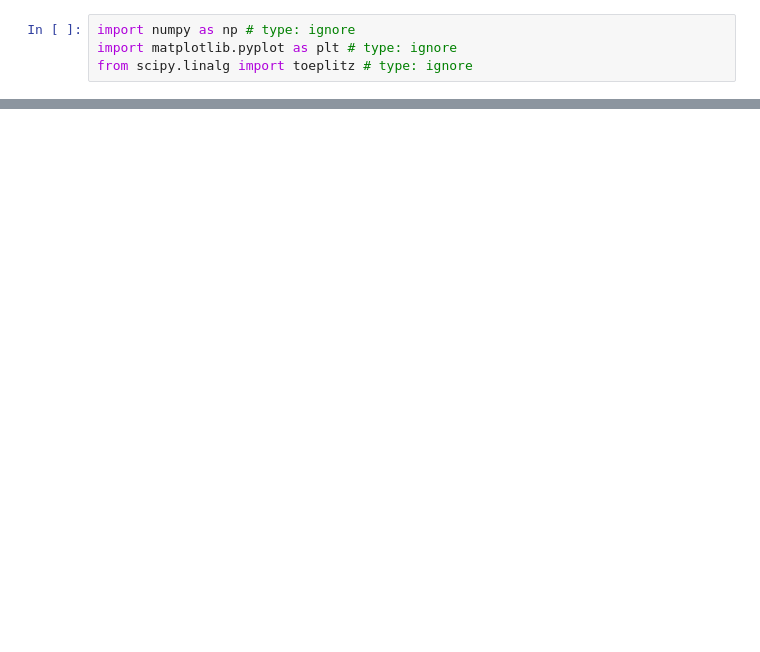
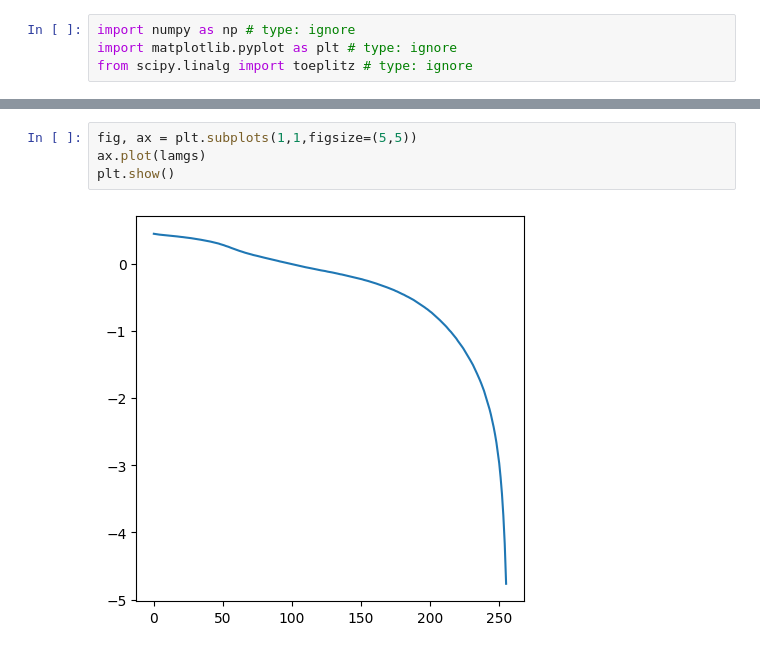
Before and after one commit to Adityafy/DynSys, a Jupyter notebook: cml1Ddiff.ipynb, the cells around one changed output, grey strips where cells are left out. Saved outputs shown, nothing was run; the diff lists cells and outputs as text; blank space fills up the shorter version.

```diff
--- a/cml1Ddiff.ipynb
+++ b/cml1Ddiff.ipynb
@@ -139,0 +79,6 @@ plt.show()
+# %%
+fig, ax = plt.subplots(1,1,figsize=(5,5))
+ax.plot(lamgs)
+plt.show()
+# %% [output]
+[figure, added]
```
Also changed, not shown: parts of 16 cells of this notebook.
